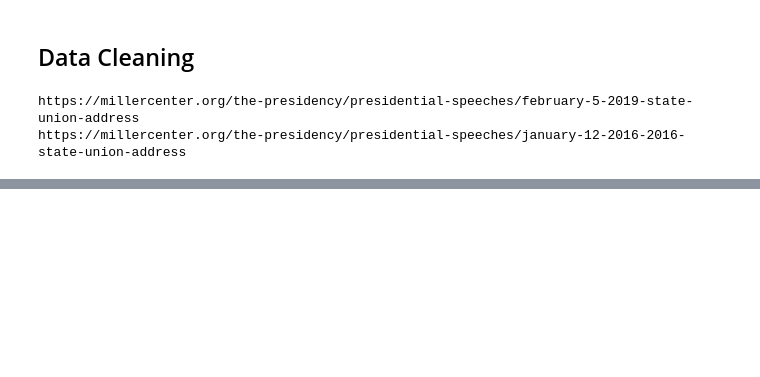
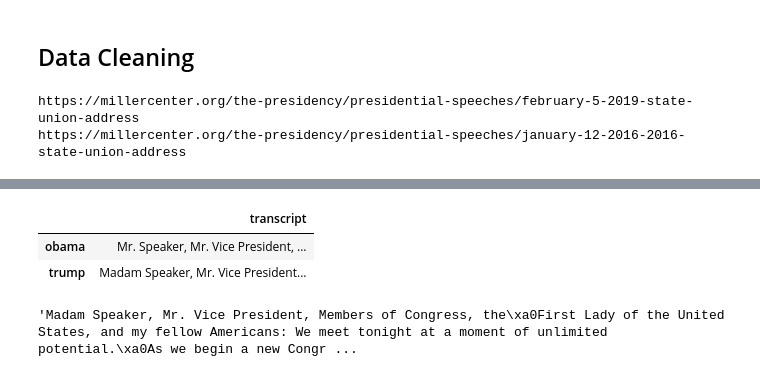
Before and after one commit to grem848/PythonExamProject2019, a Jupyter notebook: Data Cleaning.ipynb, the cells around one changed output, grey strips where cells are left out. Drawn from its saved outputs; the diff is of its cells as text; code cells hidden in the pictures; blank space fills up the shorter version.

```diff
--- a/Data Cleaning.ipynb
+++ b/Data Cleaning.ipynb
@@ -38,0 +41,6 @@ for i, p in enumerate(presidents):
+# %%
+# Load pickled files
+data = {}
+for i, c in enumerate(presidents):
+    with open("transcripts/" + c + ".txt", "rb") as file:
+        data[c] = pickle.load(file)
@@ -38,0 +86,27 @@ for i, p in enumerate(presidents):
+# %%
+# We are going to change this to key: comedian, value: string format
+def combine_text(list_of_text):
+    '''Takes a list of text and combines them into one large chunk of text.'''
+    combined_text = ' '.join(list_of_text)
+    return combined_text
+# %%
+# Combine it!
+data_combined = {key: [combine_text(value)] for (key, value) in data.items()}
+# %%
+# We can either keep it in dictionary format or put it into a pandas dataframe
+import pandas as pd
+pd.set_option('max_colwidth',150)
+
+data_df = pd.DataFrame.from_dict(data_combined).transpose()
+data_df.columns = ['transcript']
+data_df = data_df.sort_index()
+data_df
+# %% [output]
+|  | transcript |
+| obama | Mr. Speaker, Mr. Vice President, ... |
+| trump | Madam Speaker, Mr. Vice President... |
+# %%
+# Let's take a look at the transcript for Ali Wong
+data_df.transcript.loc['trump']
+# %% [output]
+'Madam Speaker, Mr. Vice President, Members of Congress, the\xa0First Lady of the United States, and my fellow Americans: We meet tonight at a moment of unlimited potential.\xa0As we begin a new Congr ...
```
Also changed, not shown: parts of 5 cells of this notebook.
